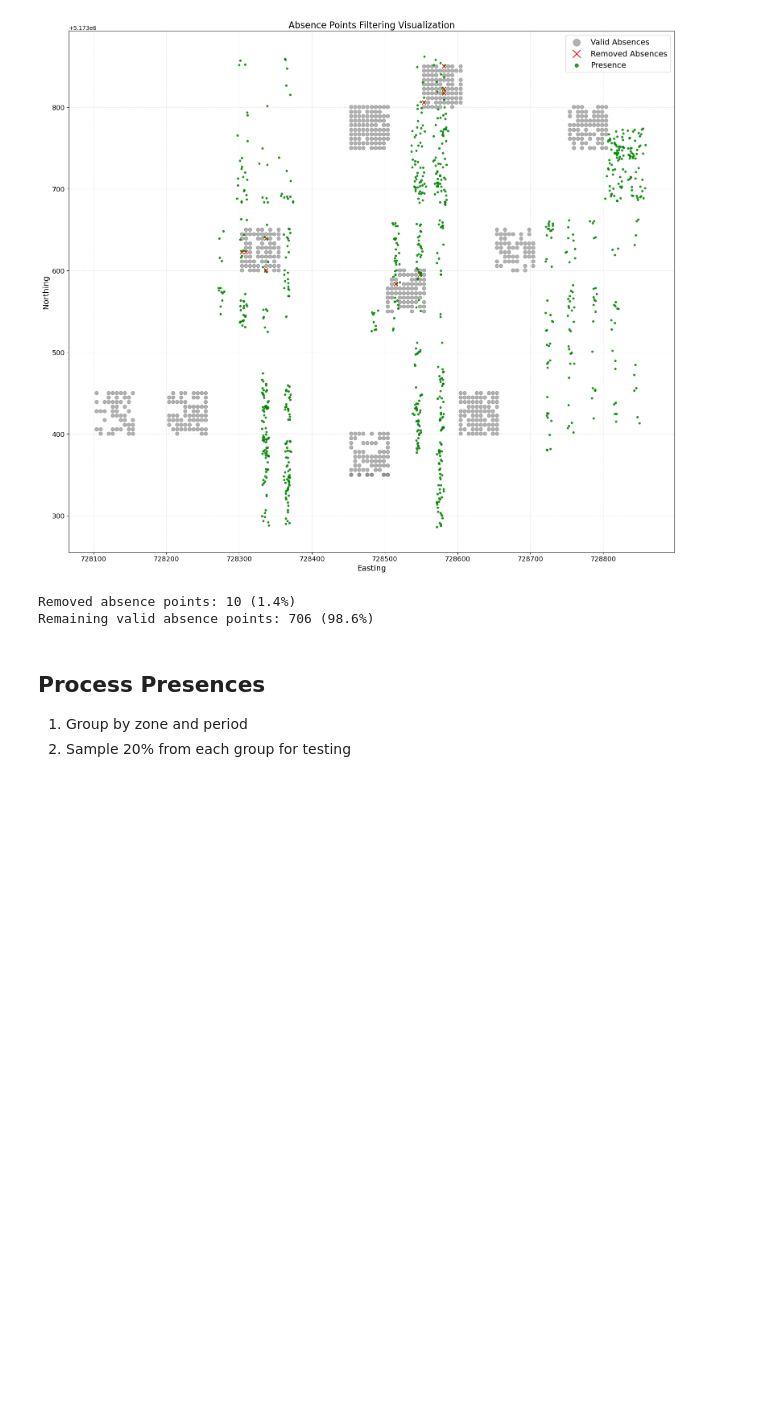
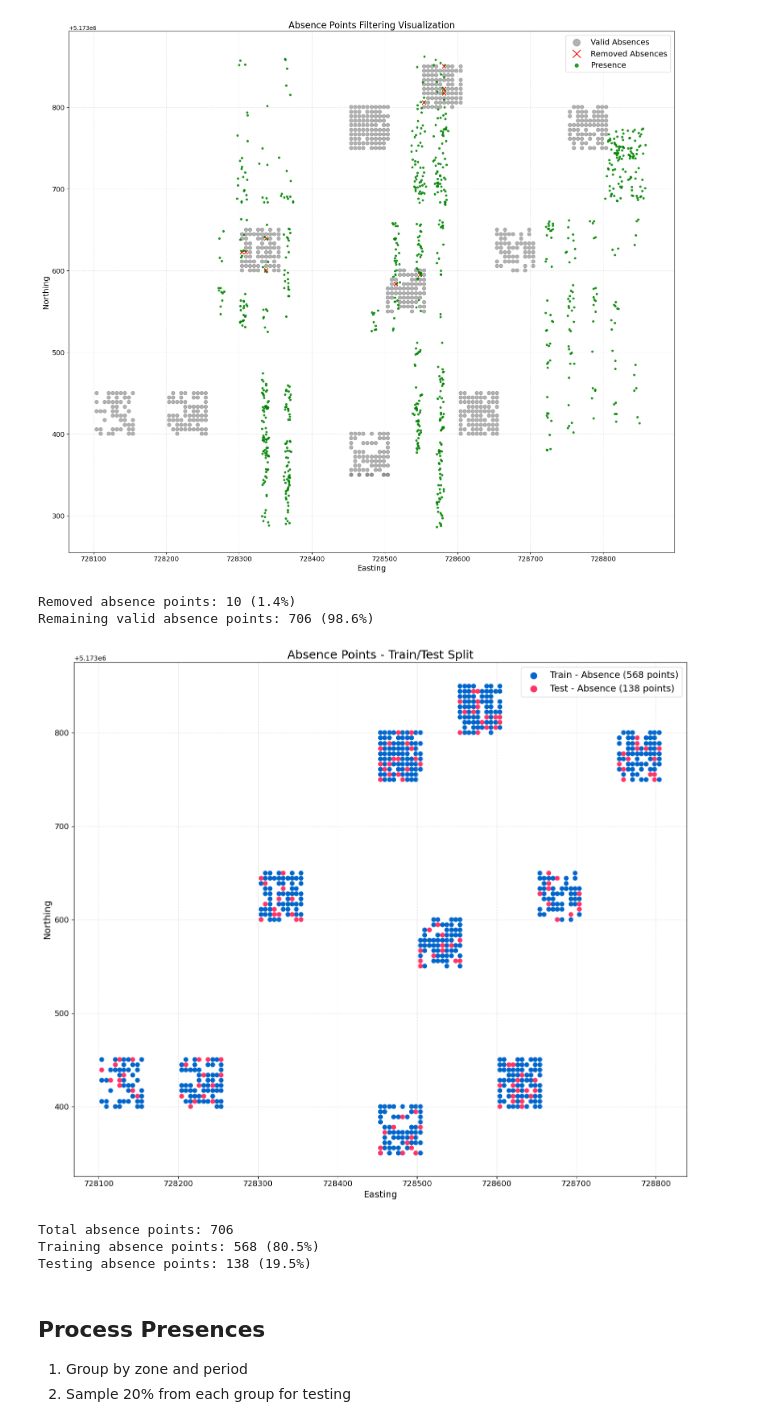
Before and after one commit to mosscoder/mpg-horses, a Jupyter notebook: notebooks/05_train_test_split.ipynb, the cells around one changed output. Saved outputs shown, nothing was run; the diff lists cells and outputs as text; code cells hidden in the pictures; blank space fills up the shorter version.

```diff
--- a/notebooks/05_train_test_split.ipynb
+++ b/notebooks/05_train_test_split.ipynb
@@ -183,6 +189,52 @@ print(f"Remaining valid absence points: {len(valid_absences)} ({len(valid_absenc
 [figure]
 Removed absence points: 10 (1.4%)
 Remaining valid absence points: 706 (98.6%)
+# %%
+# Visualize the absence points in train and test sets
+plt.figure(figsize=(14, 12))
+
+# Create absence dataframes directly from the indices
+train_absence = valid_absences.loc[absence_train_indices]
+test_absence = valid_absences.loc[absence_test_indices]
+
+# Plot training absence points - smaller size, fully opaque, more saturated color
+plt.scatter(train_absence.geometry.x,
+            train_absence.geometry.y,
+            c='#0066CC', marker='o', alpha=1.0, s=40,
+            label=f'Train - Absence ({len(train_absence)} points)')
+
+# Plot testing absence points - smaller size, fully opaque, more saturated color
+plt.scatter(test_absence.geometry.x,
+            test_absence.geometry.y,
+            c='#FF3366', marker='o', alpha=1.0, s=40,
+            label=f'Test - Absence ({len(test_absence)} points)')
+
+# Add title and labels with larger font
+plt.title('Absence Points - Train/Test Split', fontsize=18)
+plt.xlabel('Easting', fontsize=14)
+plt.ylabel('Northing', fontsize=14)
+plt.xticks(fontsize=12)
+plt.yticks(fontsize=12)
+
+# Add a grid
+plt.grid(True, alpha=0.3, linestyle='--')
+
+# Create a more readable legend with larger font
+plt.legend(fontsize=14, markerscale=1.5, loc='upper right')
+
+# Adjust layout
+plt.tight_layout()
+plt.show()
+
+# Print statistics about absence points
+print(f"Total absence points: {len(valid_absences)}")
+print(f"Training absence points: {len(train_absence)} ({len(train_absence)/len(valid_absences)*100:.1f}%)")
+print(f"Testing absence points: {len(test_absence)} ({len(test_absence)/len(valid_absences)*100:.1f}%)")
+# %% [output]
+[figure, added]
+Total absence points: 706
+Training absence points: 568 (80.5%)
+Testing absence points: 138 (19.5%)
 # %% [markdown]
 ## Process Presences
 
```
Also changed, not shown: parts of 7 cells of this notebook.
